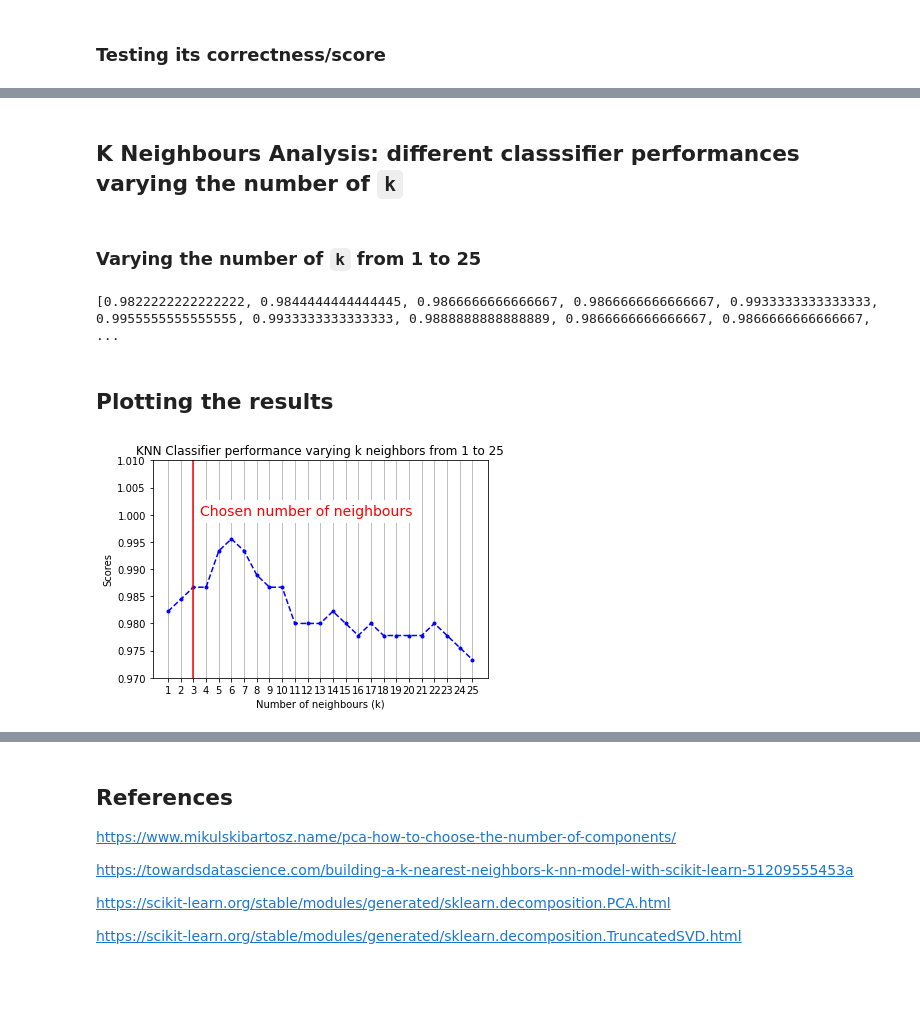
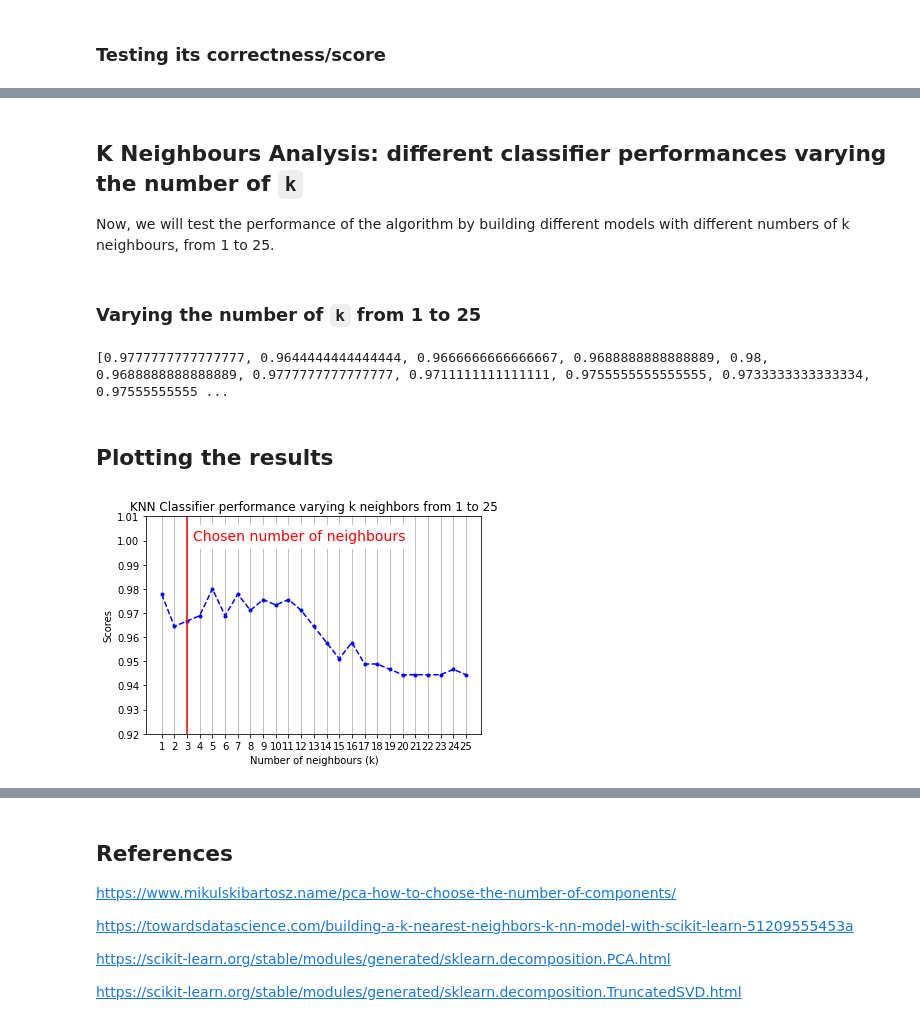
Before and after one commit to javierbmm/handwritting_classification, a Jupyter notebook: handwritting_classification.ipynb, the cells around one changed output, grey strips where cells are left out. Drawn from its saved outputs; the diff is of its cells as text; code cells hidden in the pictures; blank space fills up the shorter version.

```diff
--- a/handwritting_classification.ipynb
+++ b/handwritting_classification.ipynb
@@ -269,9 +306,9 @@ param_grid = {'n_neighbors': numpy.arange(1, 10)}
 # %% [markdown]
 ### Using gridsearch to test all values for `n_neighbors`
 # %%
-knn_gscv = GridSearchCV(knn, param_grid, cv=5)
+knn_gscv = GridSearchCV(knn, param_grid, cv=10)
 # %% [markdown]
 ### Fit model to data
 # %%
-knn_gscv.fit(x_train, y_train)
+knn_gscv.fit(x_train_scaled, y_train)
 # %% [output]
@@ -299,5 +338,5 @@ clf = KNeighborsClassifier(n_neighbors=n_neighbors)
 # %% [markdown]
 ### Learn the digits from the subset
 # %%
-clf.fit(x_train, y_train)
+clf.fit(x_train_scaled, y_train)
 # %% [output]
@@ -330,5 +397,7 @@ clf.score(x_test,y_test)
 # %% [markdown]
-## K Neighbours Analysis: different classsifier performances varying the number of `k`
+## K Neighbours Analysis: different classifier performances varying the number of `k`
+
+Now, we will test the performance of the algorithm by building different models with different numbers of k neighbours, from 1 to 25.
 # %% [markdown]
 ### Varying the number of `k` from 1 to 25
 # %%
@@ -336,32 +405,32 @@ scores_array = []
 for i in range(25):
   k = i + 1
   aux_knn = KNeighborsClassifier(n_neighbors=k)
-  aux_knn.fit(x_train, y_train)
-  score = aux_knn.score(x_test, y_test)
+  aux_knn.fit(x_train_scaled, y_train)
+  score = aux_knn.score(x_test_scaled, y_test)
   scores_array.append(score)
 
 print(scores_array)
 # %% [output]
-[0.9822222222222222, 0.9844444444444445, 0.9866666666666667, 0.9866666666666667, 0.9933333333333333, 0.9955555555555555, 0.9933333333333333, 0.9888888888888889, 0.9866666666666667, 0.9866666666666667, ...
+[0.9777777777777777, 0.9644444444444444, 0.9666666666666667, 0.9688888888888889, 0.98, 0.9688888888888889, 0.9777777777777777, 0.9711111111111111, 0.9755555555555555, 0.9733333333333334, 0.97555555555 ...
 # %% [markdown]
 ## Plotting the results
 # %%
 xi = numpy.arange(1, 26, step=1)
 y = scores_array
 
 fig, ax = plt.subplots()
-plt.ylim(0.97, 1.01)
+plt.ylim(0.92, 1.01)
 plt.plot(xi, y, marker='.', linestyle='--', color='b')
 
 plt.xlabel('Number of neighbours (k)')
 plt.xticks(numpy.arange(1, 26, step=1))
 plt.ylabel('Scores')
 plt.title('KNN Classifier performance varying k neighbors from 1 to 25')
 
 plt.axvline(x=3, color='r', linestyle='-')
 plt.text(3.5, 1, 'Chosen number of neighbours', color='red', fontsize=14,
          backgroundcolor='white')
 ax.grid(axis='x')
 plt.show()
 # %% [output]
-[figure, old version]
+[figure, new version]
```
Also changed, not shown: parts of 38 cells of this notebook.
